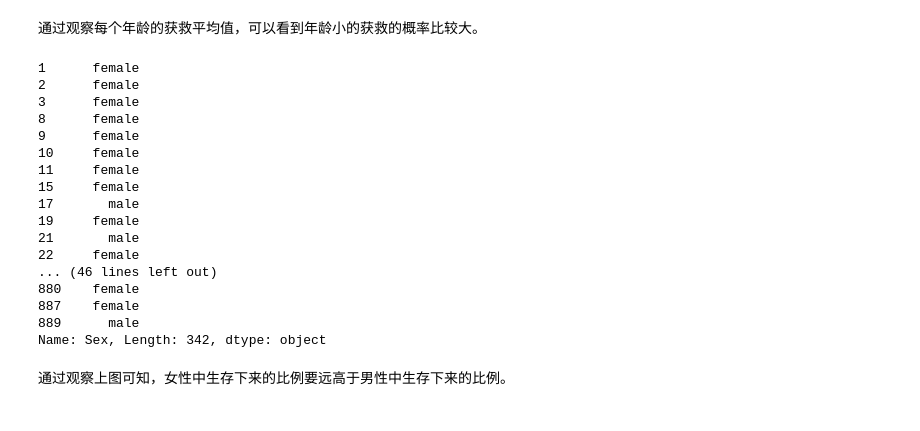
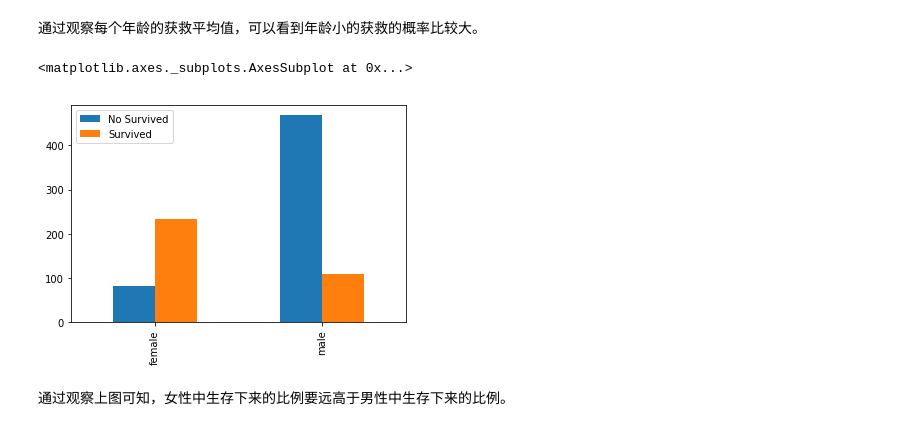
Before and after one commit to 1124418652/kaggle, a Jupyter notebook: titanic/titanic.ipynb, the cells around one changed output. Drawn from its saved outputs; the diff is of its cells as text; code cells hidden in the pictures.

```diff
--- a/titanic/titanic.ipynb
+++ b/titanic/titanic.ipynb
@@ -80,25 +80,11 @@ train_data[['Age', 'Survived']][~train_data['Age'].isnull()]\
 # %%
 # 通过绘制直方图观察性别与获救情况之间的关系
 s0 = train_data.Sex[train_data.Survived == 0].value_counts()
-s1 = train_data.Sex[train_data.Survived == 1]
-s1
+s1 = train_data.Sex[train_data.Survived == 1].value_counts()
+sex_df = pd.DataFrame({'Survived': s1, 'No Survived': s0})
+sex_df.plot.bar()
 # %% [output]
-1      female
-2      female
-3      female
-8      female
-9      female
-10     female
-11     female
-15     female
-17       male
-19     female
-21       male
-22     female
-... (46 lines left out)
-880    female
-887    female
-889      male
-Name: Sex, Length: 342, dtype: object
+<matplotlib.axes._subplots.AxesSubplot at 0x...>
+[figure, added]
 # %% [markdown]
 通过观察上图可知，女性中生存下来的比例要远高于男性中生存下来的比例。
```
Also changed, not shown: parts of 3 cells of this notebook.
